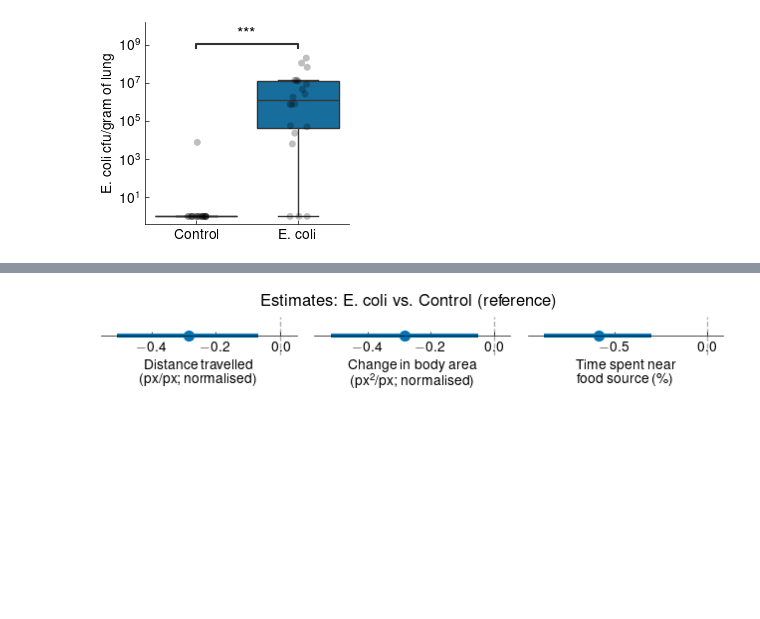
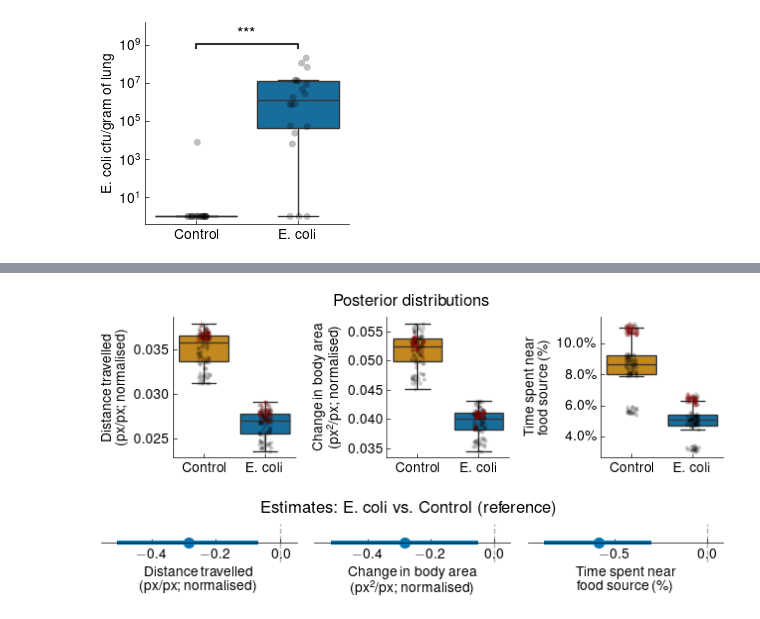
Before and after one commit to Neclow/dlc4ecoli, a Jupyter notebook: plots.ipynb, the cells around one changed output, grey strips where cells are left out. Drawn from its saved outputs; the diff is of its cells as text; code cells hidden in the pictures; blank space fills up the shorter version.

```diff
--- a/plots.ipynb
+++ b/plots.ipynb
@@ -483,15 +488,15 @@ for i, var in enumerate(vars):
 # %%
-fig, axs = plt.subplots(1, len(vars), figsize=(6.6, 2.2))
+fig, axs = plt.subplots(1, len(vars_), figsize=(6.6, 2.2))
 
-for i, var in enumerate(vars):
+for i, var in enumerate(vars_):
     data = (
-        pd.read_csv(f"data/dlc/summary_{var}.csv")
+        pd.read_csv(glob(f"data/*/summary_{var}.csv")[0])
         .dropna()
         .reset_index(drop=True)
     )
 
     preds = (
-        pd.read_csv(f"data/brms/preds_brms_{var}.csv", index_col=0)
+        pd.read_csv(f"data/brms/preds/{var}.csv", index_col=0)
         .dropna()
         .reset_index(drop=True)
     )
@@ -509,31 +514,33 @@ for i, var in enumerate(vars):
     sns.boxplot(**plot_params, hue="camera", palette=PALETTE, showfliers=False)
 
     sns.stripplot(
         **plot_params,
         color="k",
         size=3,
         alpha=0.2,
     )
 
     plot_params["data"] = preds.iloc[data.query("Day == 1.0").index]
 
     sns.stripplot(
         **plot_params,
         color="darkred",
         size=3,
         alpha=0.4,
     )
 
     axs[i].set_ylabel(ylabels[i])
     axs[i].set_xlabel("")
 
     if var == "near_food":
         axs[i].yaxis.set_major_formatter(mticker.PercentFormatter(xmax=1))
 
     clear_axes(axs[i])
 
 fig.suptitle("Posterior distributions", y=0.9)
 fig.tight_layout()
 plt.savefig("img/brms_res_part1.pdf", format="pdf", bbox_inches="tight", pad_inches=0)
 plt.show()
+# %% [output]
+[figure, added]
 # %%
```
Also changed, not shown: parts of 15 cells of this notebook, 23 other files.
